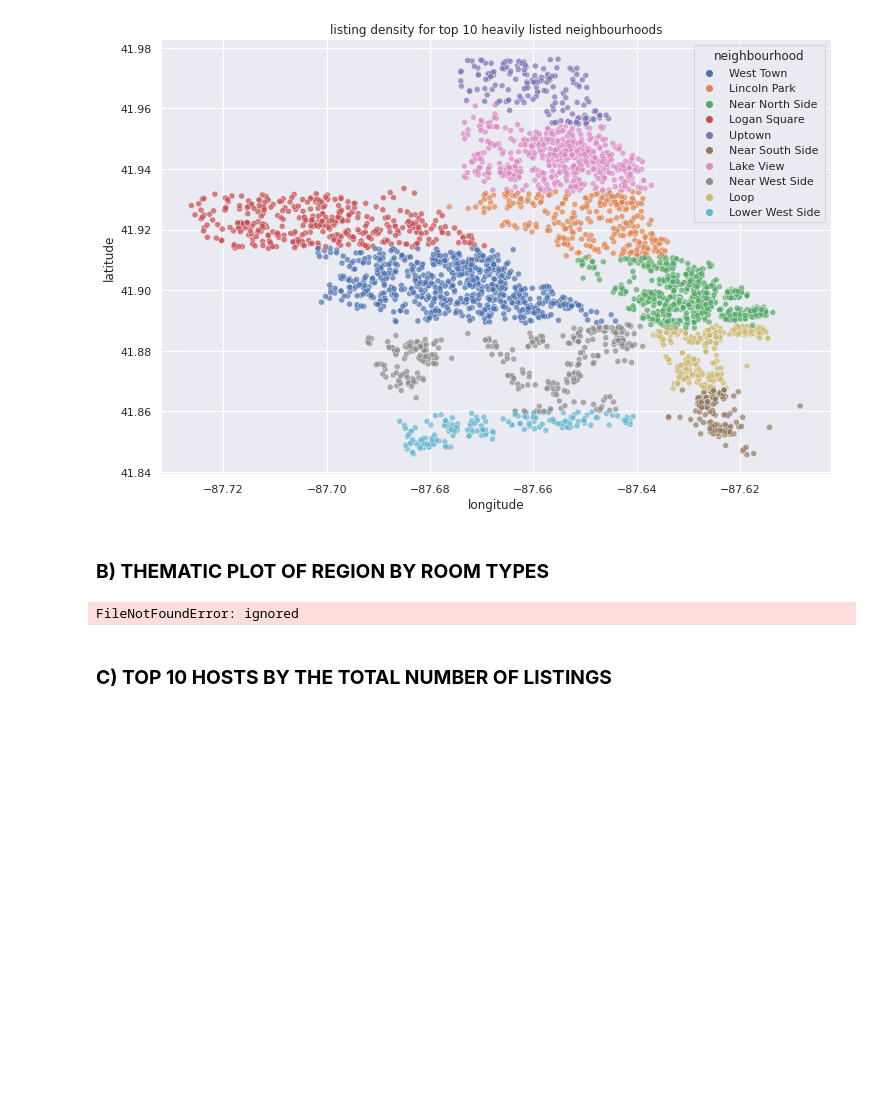
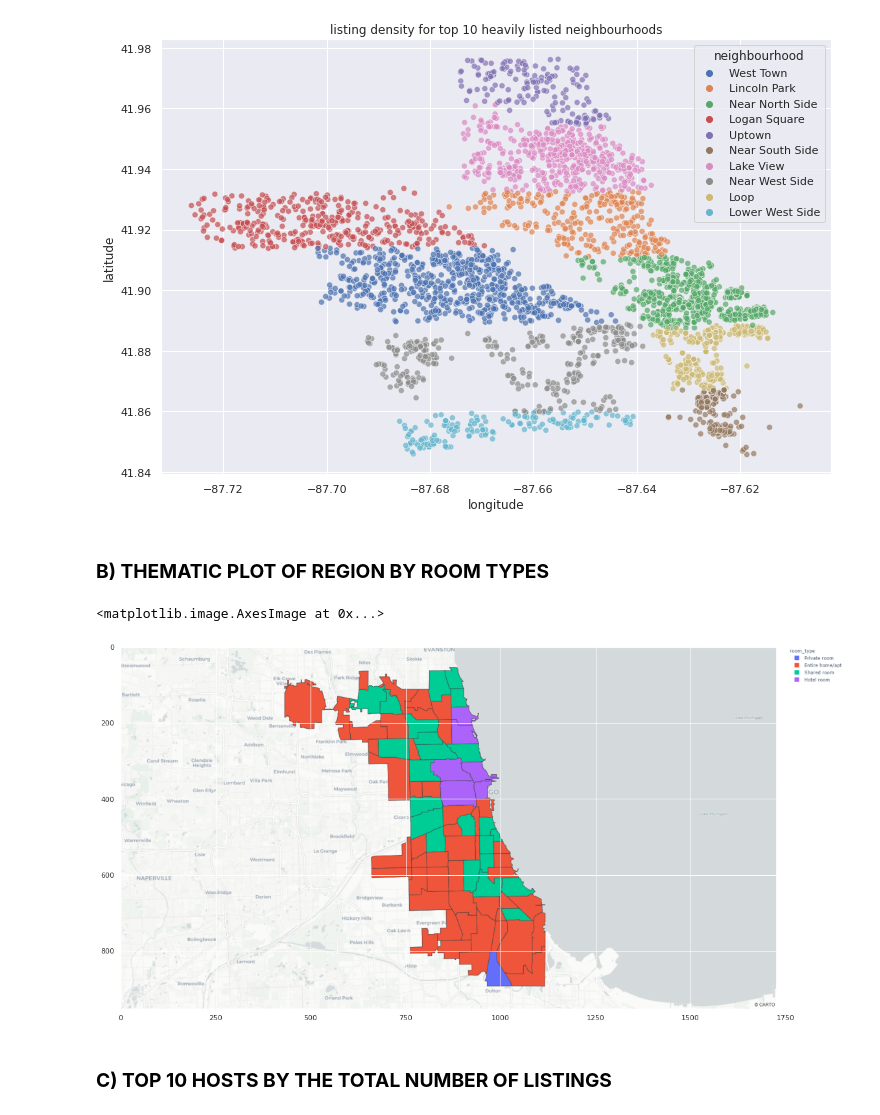
Before and after one commit to platypusjerry/Airbnb-chicago, a Jupyter notebook: airbnb_chicago_analysis.ipynb, the cells around one changed output. Saved outputs shown, nothing was run; the diff lists cells and outputs as text; code cells hidden in the pictures; blank space fills up the shorter version.

```diff
--- a/airbnb_chicago_analysis.ipynb
+++ b/airbnb_chicago_analysis.ipynb
@@ -180,7 +181,9 @@ g.set_title('listing density for top 10 heavily listed neighbourhoods');
 # %% [markdown]
 ### **B) THEMATIC PLOT OF REGION BY ROOM TYPES**
 # %%
-map_chic = json.load(open(r'C:\\Users\\ADI\\Desktop\\tasks\\TASK\\neighbourhoods.geojson', 'r'))
+with urlopen('https://raw.githubusercontent.com/platypusjerry/Airbnb-chicago_analysis/main/neighbourhoods.geojson') as response:
+  map_chic = json.load(response)
+
 print(listing["neighbourhood"][0])
 print(map_chic['features'][0]["properties"])
 
@@ -189,14 +192,15 @@ fig = px.choropleth_mapbox(listing, geojson=map_chic, color="room_type",
                            center={"lat": 45.5517, "lon": -73.7073},
                            mapbox_style="carto-positron", zoom=9)
 fig.update_layout(margin={"r":0,"t":0,"l":0,"b":0})
-fig.show()
-# %% [output]
-FileNotFoundError: ignored
 # %%
 imgurl = 'https://github.com/platypusjerry/Airbnb-chicago_analysis/blob/main/newplot.png?raw=true'
 response = requests.get(imgurl)
 img = Image.open(BytesIO(response.content))
-img.show()
+plt.figure(figsize = (20, 18))
+plt.imshow(np.asarray(img))
+# %% [output]
+<matplotlib.image.AxesImage at 0x...>
+[figure, added]
 # %% [markdown]
 ### **C) TOP 10 HOSTS BY THE TOTAL NUMBER OF LISTINGS**
 # %%
```
Also changed, not shown: parts of 2 cells of this notebook.
